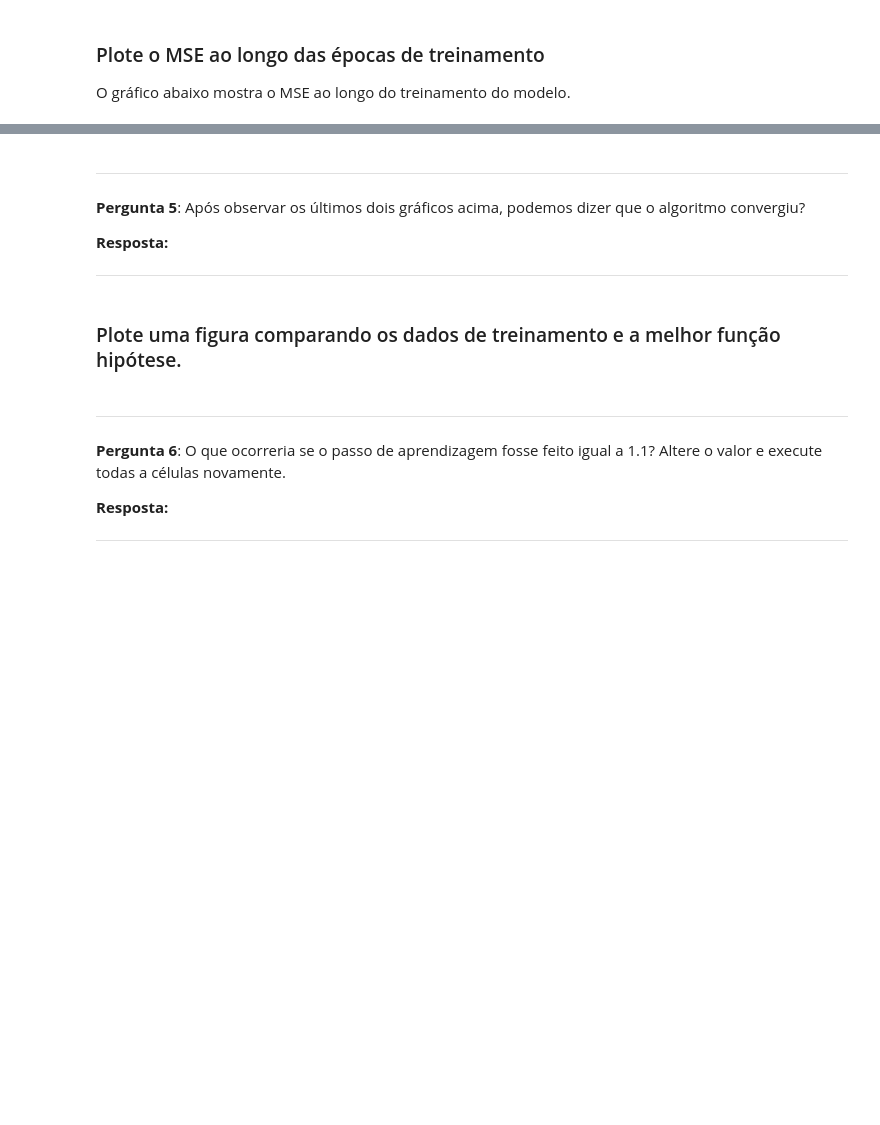
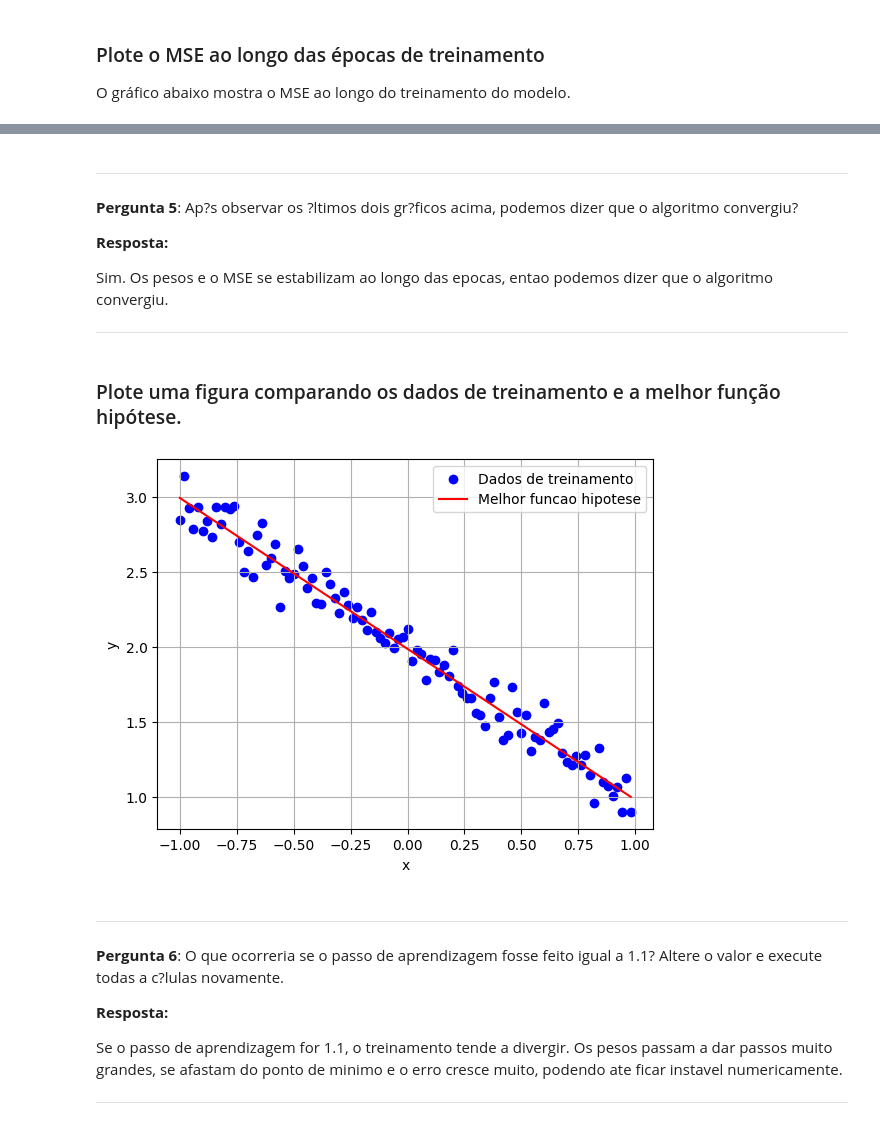
Before and after one commit to EduCR03/tp557, a Jupyter notebook: exercicio2/Exercício_gradiente_descendente.ipynb, the cells around one changed output, grey strips where cells are left out. Drawn from its saved outputs; the diff is of its cells as text; code cells hidden in the pictures; blank space fills up the shorter version.

```diff
--- a/exercicio2/Exercício_gradiente_descendente.ipynb
+++ b/exercicio2/Exercício_gradiente_descendente.ipynb
@@ -321,10 +326,12 @@ plt.show()
 # %% [markdown]
 ---
 
-**Pergunta 5**: Após observar os últimos dois gráficos acima, podemos dizer que o algoritmo convergiu?
+**Pergunta 5**: Ap?s observar os ?ltimos dois gr?ficos acima, podemos dizer que o algoritmo convergiu?
 
 **Resposta:**
 
+Sim. Os pesos e o MSE se estabilizam ao longo das epocas, entao podemos dizer que o algoritmo convergiu.
+
 ---
 # %% [markdown]
 ### Plote uma figura comparando os dados de treinamento e a melhor função hipótese.
@@ -333,8 +338,27 @@ plt.show()
+# %%
+# Calcula a melhor reta
+melhor_y = model(x).numpy()
+
+# Mostra os dados de treinamento
+plt.scatter(x, y, color='blue', label='Dados de treinamento')
+
+# Mostra a melhor funcao hipotese
+plt.plot(x, melhor_y, color='red', label='Melhor funcao hipotese')
+
+plt.xlabel('x')
+plt.ylabel('y')
+plt.legend()
+plt.grid()
+plt.show()
+# %% [output]
+[figure, added]
 # %% [markdown]
 ---
 
-**Pergunta 6**: O que ocorreria se o passo de aprendizagem fosse feito igual a 1.1? Altere o valor e execute todas a células novamente.
+**Pergunta 6**: O que ocorreria se o passo de aprendizagem fosse feito igual a 1.1? Altere o valor e execute todas a c?lulas novamente.
 
 **Resposta:**
 
+Se o passo de aprendizagem for 1.1, o treinamento tende a divergir. Os pesos passam a dar passos muito grandes, se afastam do ponto de minimo e o erro cresce muito, podendo ate ficar instavel numericamente.
+
 ---
```
Also changed, not shown: parts of 9 cells of this notebook.
